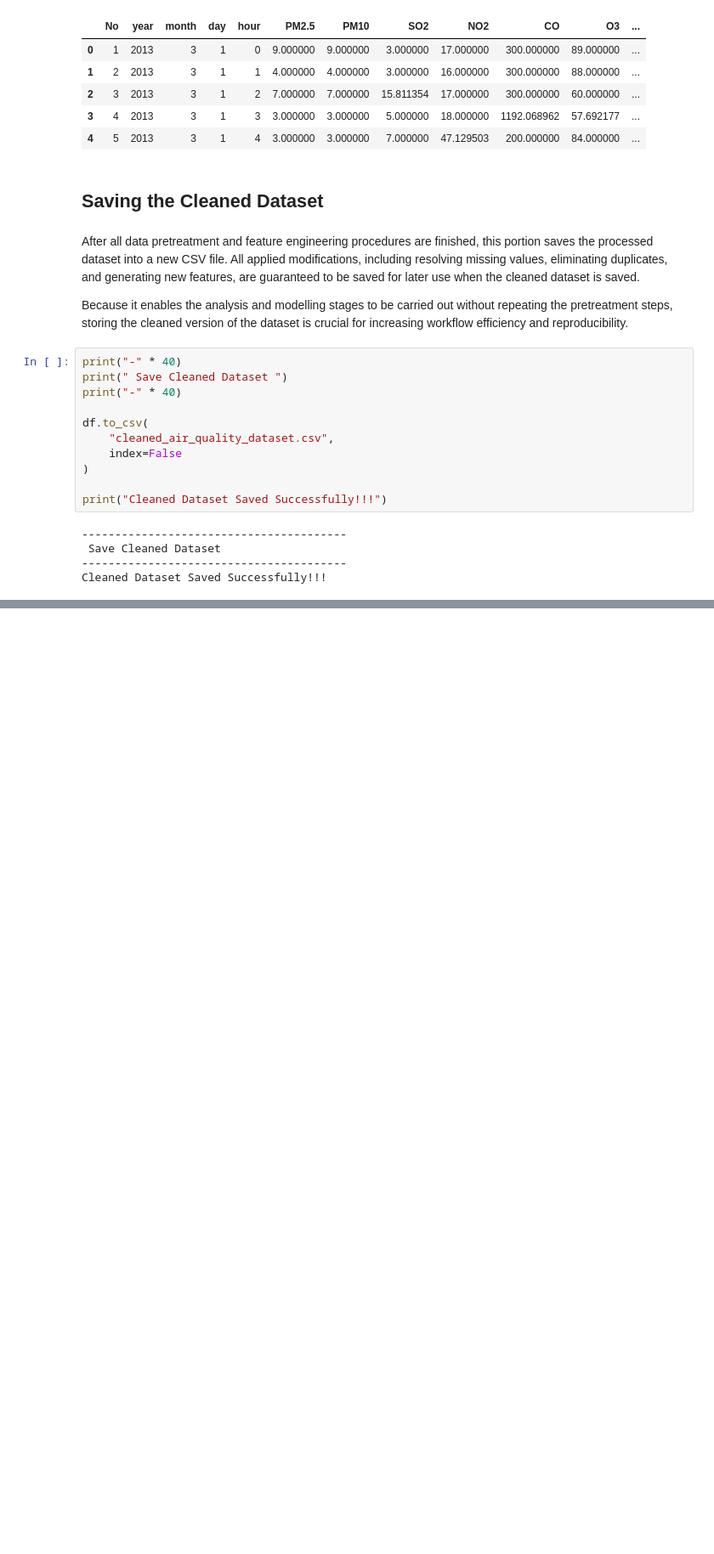
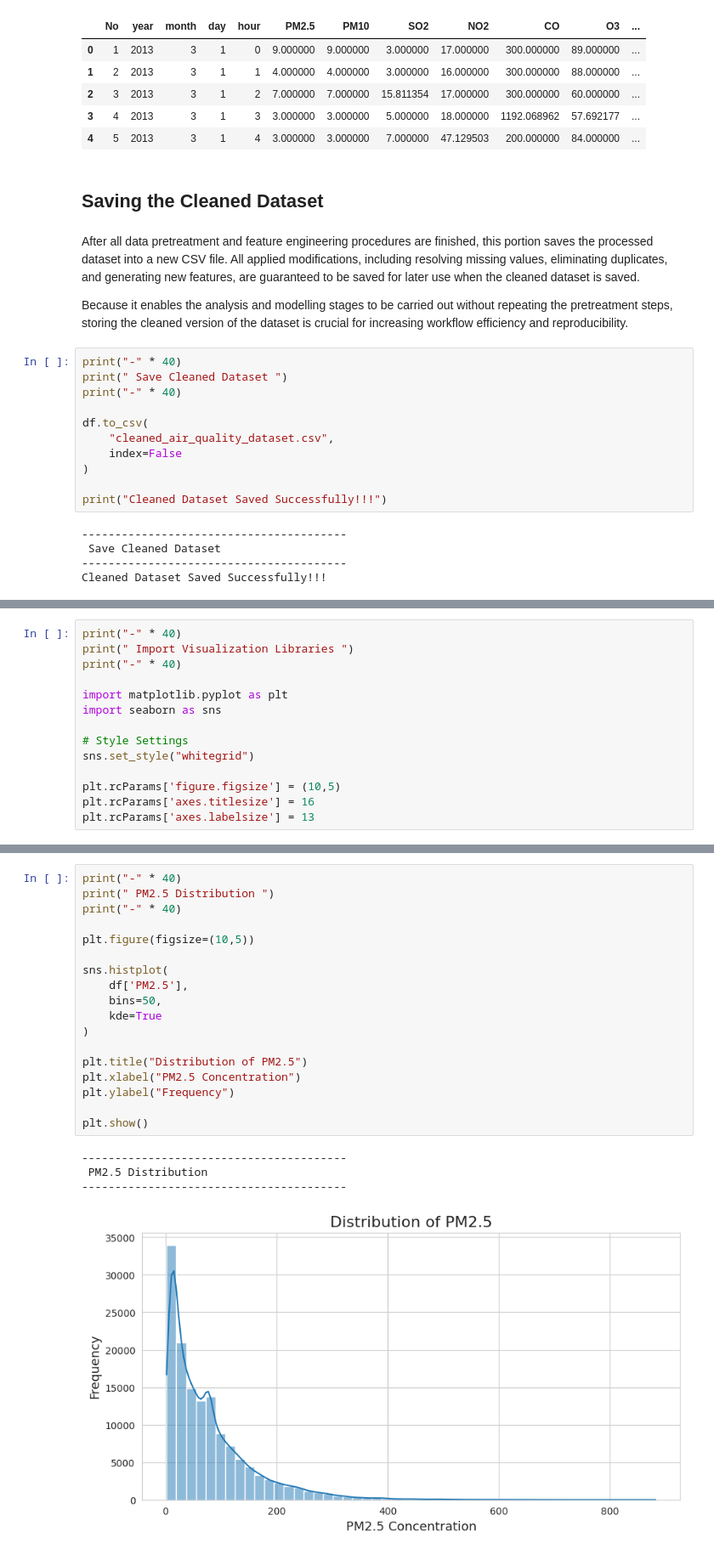
Before and after one commit to SI-GRush34/beijing-air-quality-project, a Jupyter notebook: Beijing-Air-Quality-Project.ipynb, the cells around one changed output, grey strips where cells are left out. Shown at 85% size. Saved outputs shown, nothing was run; the diff lists cells and outputs as text; blank space fills up the shorter version.

```diff
--- a/Beijing-Air-Quality-Project.ipynb
+++ b/Beijing-Air-Quality-Project.ipynb
@@ -1160,0 +1173,14 @@ Cleaned Dataset Saved Successfully!!!
+# %%
+print("-" * 40)
+print(" Import Visualization Libraries ")
+print("-" * 40)
+
+import matplotlib.pyplot as plt
+import seaborn as sns
+
+# Style Settings
+sns.set_style("whitegrid")
+
+plt.rcParams['figure.figsize'] = (10,5)
+plt.rcParams['axes.titlesize'] = 16
+plt.rcParams['axes.labelsize'] = 13
@@ -1160,0 +1197,23 @@ Cleaned Dataset Saved Successfully!!!
+# %%
+print("-" * 40)
+print(" PM2.5 Distribution ")
+print("-" * 40)
+
+plt.figure(figsize=(10,5))
+
+sns.histplot(
+    df['PM2.5'],
+    bins=50,
+    kde=True
+)
+
+plt.title("Distribution of PM2.5")
+plt.xlabel("PM2.5 Concentration")
+plt.ylabel("Frequency")
+
+plt.show()
+# %% [output]
+----------------------------------------
+ PM2.5 Distribution
+----------------------------------------
+[figure, added]
```
Also changed, not shown: parts of 72 cells of this notebook.
